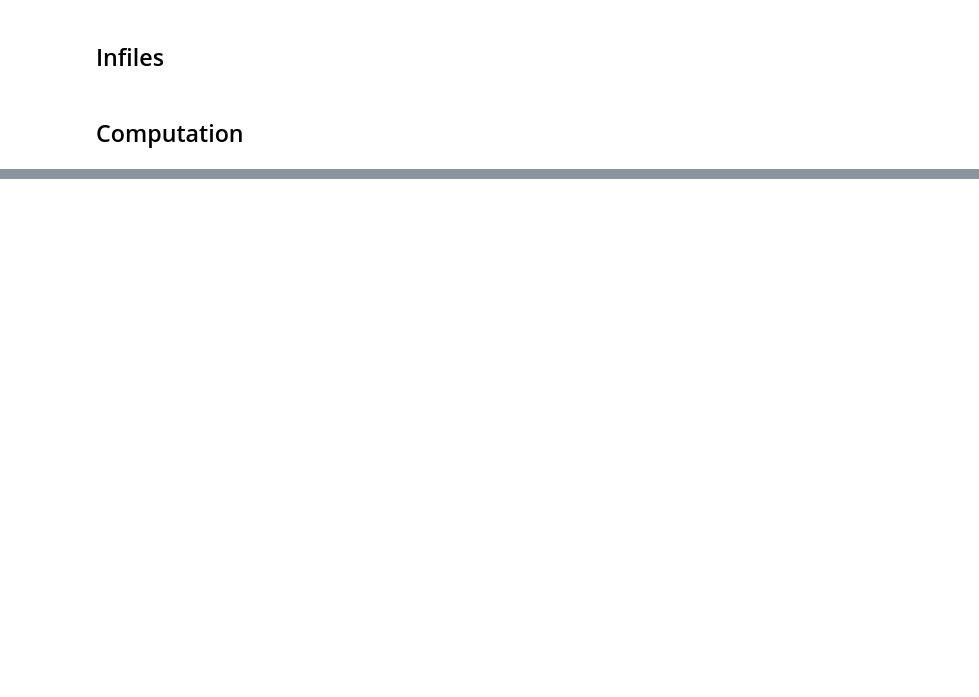
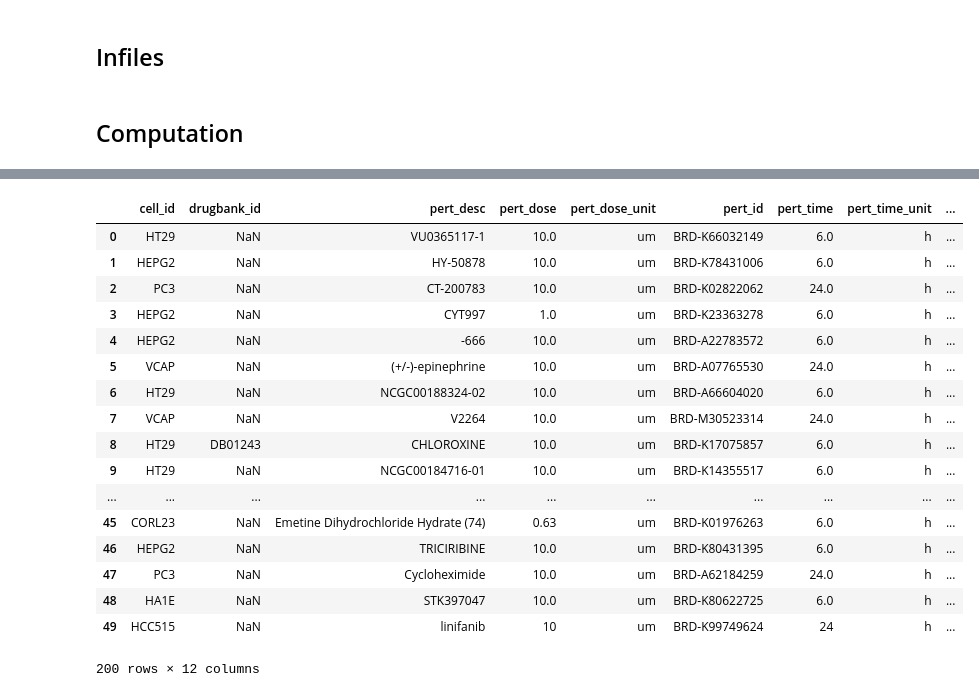
Before and after one commit to denis-torre/hiv-cell-line-analysis, a Jupyter notebook: pipeline/notebooks/development.ipynb, the cells around one changed output, grey strips where cells are left out. Drawn from its saved outputs; the diff is of its cells as text; code cells hidden in the pictures; blank space fills up the shorter version.

Commit message:
Added Enrichr and L1000CDS2 Analysis

```diff
--- a/pipeline/notebooks/development.ipynb
+++ b/pipeline/notebooks/development.ipynb
@@ -221,8 +16,0 @@ A4GALT  10.190322 10.059985 9.538015 10.076268 9.746739 9.581477
-# %%
-%%R
-# Get batch vector
-batch <- sapply(colnames(vstDataframe), function(x) as.numeric(strsplit(x, '.', fixed=TRUE)[[1]][2]))
-
-# Get timepoint vector
-timepoint <- sapply(colnames(vstDataframe), function(x) strsplit(x, '.', fixed=TRUE)[[1]][1])
-batch
@@ -284,0 +17,56 @@ attr(,"assign")
+# %%
+# Read infile
+cdDataframe = pd.read_table(infile).set_index('gene_symbol')
+
+# Get results
+analysisResultDict = {x:runL1000CDS2(cdDataframe, x) for x in cdDataframe.columns}
+
+# Get link dictionary
+resultLinkDict = {x: {'share_id': analysisResultDict[x]['shareId']} for x in analysisResultDict.keys()}
+
+# Convert to dataframe
+resultLinkDataframe = pd.DataFrame(resultLinkDict).T
+
+# Add URL
+resultLinkDataframe['URL'] = ['http://amp.pharm.mssm.edu/L1000CDS2/#/result/'+x for x in resultLinkDataframe['share_id']]
+
+# Get perturbation dataframe
+perturbationDataframe = pd.DataFrame()
+
+# Loop through timepoints
+for timepoint in analysisResultDict.keys():
+
+    # Get result
+    timepointPerturbationDataframe = pd.DataFrame(analysisResultDict[timepoint]['topMeta']).drop('overlap', axis=1)
+
+    # Add timepoint
+    timepointPerturbationDataframe['timepoint'] = timepoint
+
+    # Append
+    perturbationDataframe = pd.concat([perturbationDataframe, timepointPerturbationDataframe])
+
+# Save data
+linkOutfile = outfile.replace('results', 'links')
+resultLinkDataframe.to_csv(linkOutfile, sep='\t', index=True, index_label='timepoint')
+perturbationDataframe.to_csv(outfile, sep='\t', index=False)
+# %%
+perturbationDataframe
+# %% [output]
+|  | cell_id | drugbank_id | pert_desc | pert_dose | pert_dose_unit | pert_id | pert_time | pert_time_unit | ... |
+| 0 | HT29 | NaN | VU0365117-1 | 10.0 | um | BRD-K66032149 | 6.0 | h | ... |
+| 1 | HEPG2 | NaN | HY-50878 | 10.0 | um | BRD-K78431006 | 6.0 | h | ... |
+| 2 | PC3 | NaN | CT-200783 | 10.0 | um | BRD-K02822062 | 24.0 | h | ... |
+| 3 | HEPG2 | NaN | CYT997 | 1.0 | um | BRD-K23363278 | 6.0 | h | ... |
+| 4 | HEPG2 | NaN | -666 | 10.0 | um | BRD-A22783572 | 6.0 | h | ... |
+| 5 | VCAP | NaN | (+/-)-epinephrine | 10.0 | um | BRD-A07765530 | 24.0 | h | ... |
+| 6 | HT29 | NaN | NCGC00188324-02 | 10.0 | um | BRD-A66604020 | 6.0 | h | ... |
+| 7 | VCAP | NaN | V2264 | 10.0 | um | BRD-M30523314 | 24.0 | h | ... |
+| 8 | HT29 | DB01243 | CHLOROXINE | 10.0 | um | BRD-K17075857 | 6.0 | h | ... |
+| 9 | HT29 | NaN | NCGC00184716-01 | 10.0 | um | BRD-K14355517 | 6.0 | h | ... |
+| ... | ... | ... | ... | ... | ... | ... | ... | ... | ... |
+| 45 | CORL23 | NaN | Emetine Dihydrochloride Hydrate (74) | 0.63 | um | BRD-K01976263 | 6.0 | h | ... |
+| 46 | HEPG2 | NaN | TRICIRIBINE | 10.0 | um | BRD-K80431395 | 6.0 | h | ... |
+| 47 | PC3 | NaN | Cycloheximide | 10.0 | um | BRD-A62184259 | 24.0 | h | ... |
+| 48 | HA1E | NaN | STK397047 | 10.0 | um | BRD-K80622725 | 6.0 | h | ... |
+| 49 | HCC515 | NaN | linifanib | 10 | um | BRD-K99749624 | 24 | h | ... |
+200 rows × 12 columns
```
Also changed, not shown: parts of 31 cells of this notebook, 3 other files.
